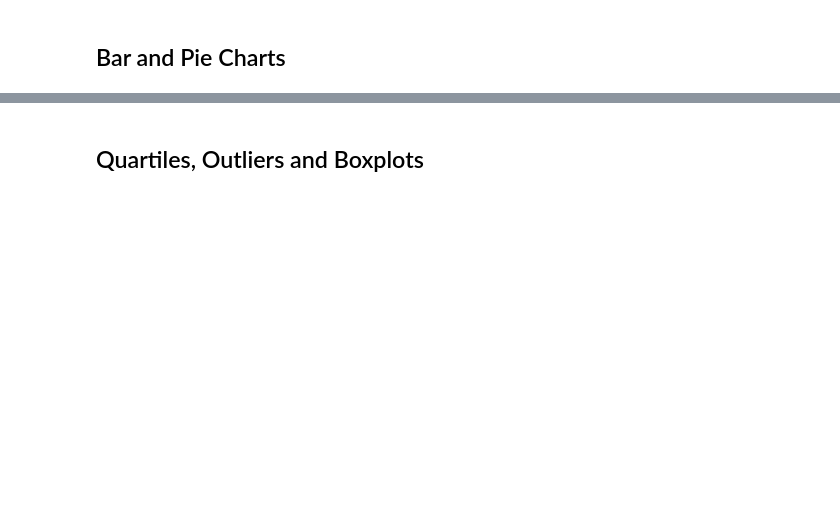
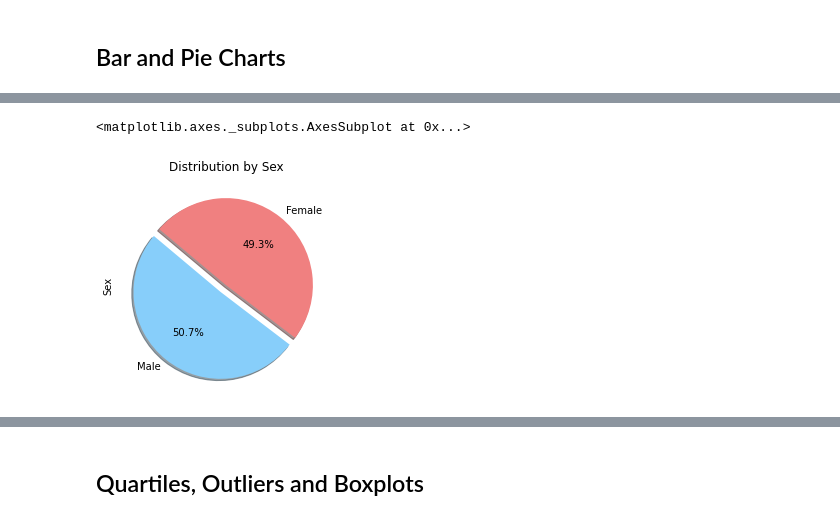
Before and after one commit to wtcutrer/Matplotlib_Challenge, a Jupyter notebook: pymaceuticals.ipynb, the cells around one changed output, grey strips where cells are left out. Drawn from its saved outputs; the diff is of its cells as text; code cells hidden in the pictures; blank space fills up the shorter version.

```diff
--- a/pymaceuticals.ipynb
+++ b/pymaceuticals.ipynb
@@ -110,4 +178,12 @@ dtype: int64
 # %%
 # Generate a pie plot showing the distribution of female versus male mice using Pandas
+sex_mouse = clean_mouse["Sex"].value_counts()
+colors = ["lightskyblue","lightcoral"]
+explode = (0.1, 0)
+sex_mouse.plot(kind='pie', y="", shadow=True, startangle=140, title="Distribution by Sex",
+               colors=colors, explode=explode,autopct="%1.1f%%")
+# %% [output]
+<matplotlib.axes._subplots.AxesSubplot at 0x...>
+[figure, added]
 # %%
 # Generate a pie plot showing the distribution of female versus male mice using pyplot
```
Also changed, not shown: parts of 15 cells of this notebook.
